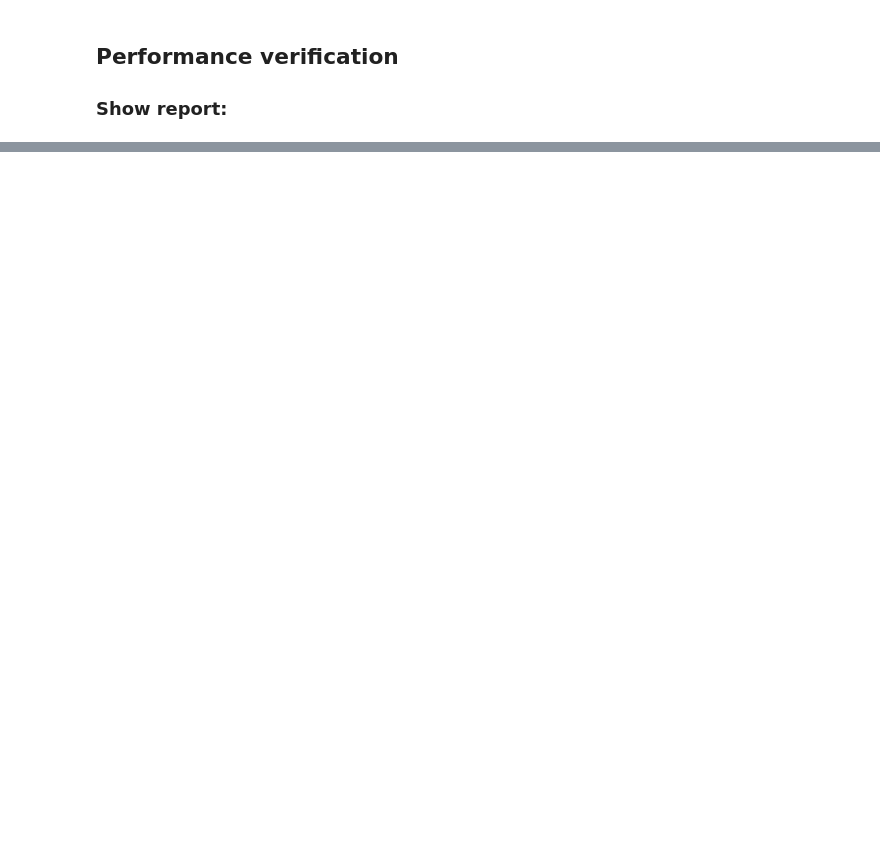
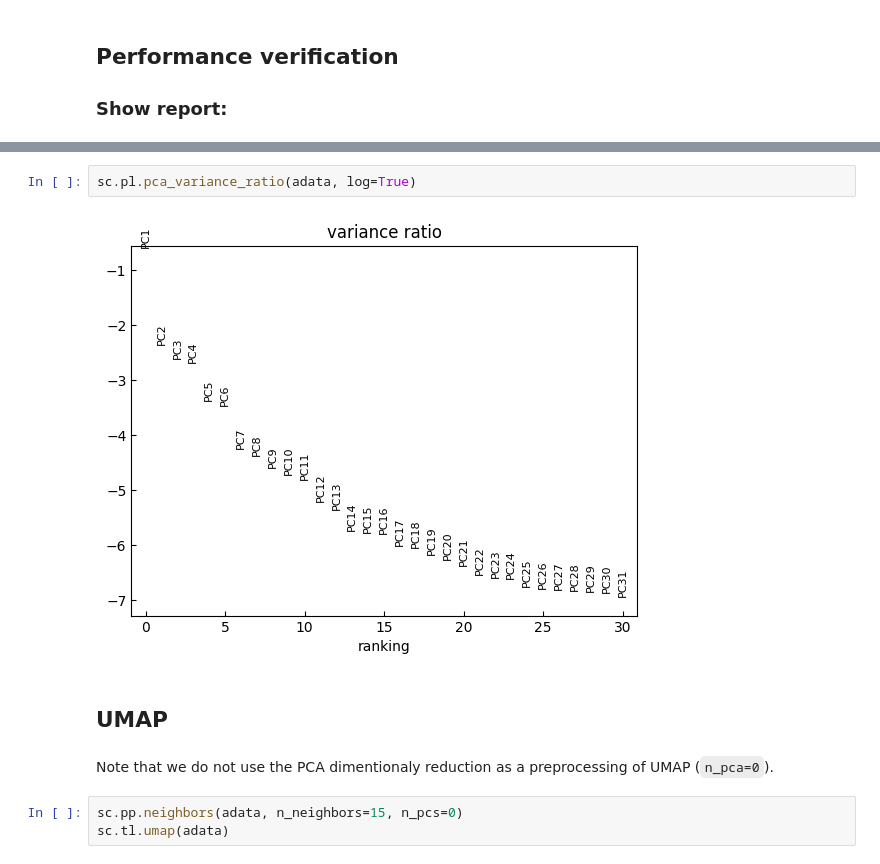
Before and after one commit to yusuke-imoto-lab/RECODE, a Jupyter notebook: python/sphinx/Tutorials/Tutorial_RNA.ipynb, the cells around one changed output, grey strips where cells are left out. Saved outputs shown, nothing was run; the diff lists cells and outputs as text; blank space fills up the shorter version.

```diff
--- a/python/sphinx/Tutorials/Tutorial_RNA.ipynb
+++ b/python/sphinx/Tutorials/Tutorial_RNA.ipynb
@@ -48,0 +68,11 @@ recode.report()
+# %%
+sc.pl.pca_variance_ratio(adata, log=True)
+# %% [output]
+[figure, added]
+# %% [markdown]
+## UMAP
+# %% [markdown]
+Note that we do not use the PCA dimentionaly reduction as a preprocessing of UMAP (`n_pca=0`).
+# %%
+sc.pp.neighbors(adata, n_neighbors=15, n_pcs=0)
+sc.tl.umap(adata)
```
Also changed, not shown: parts of 21 cells of this notebook.
